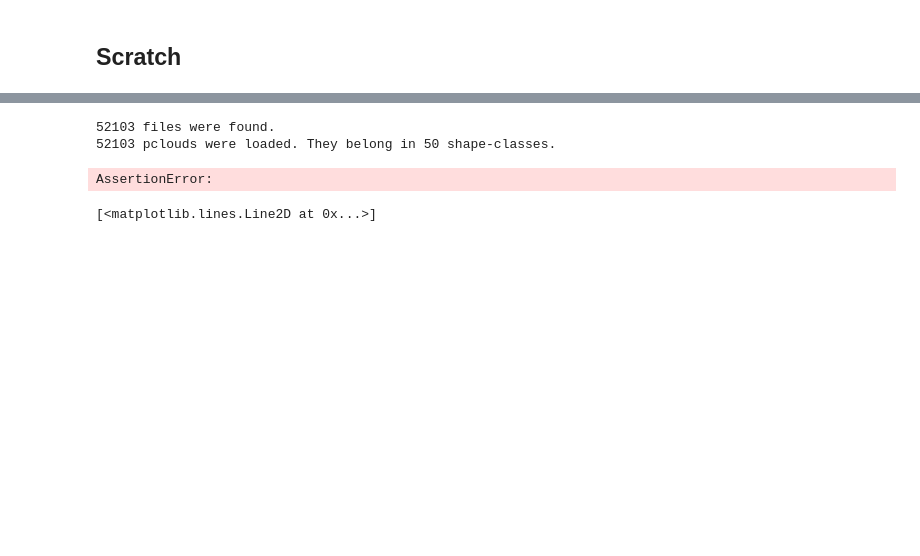
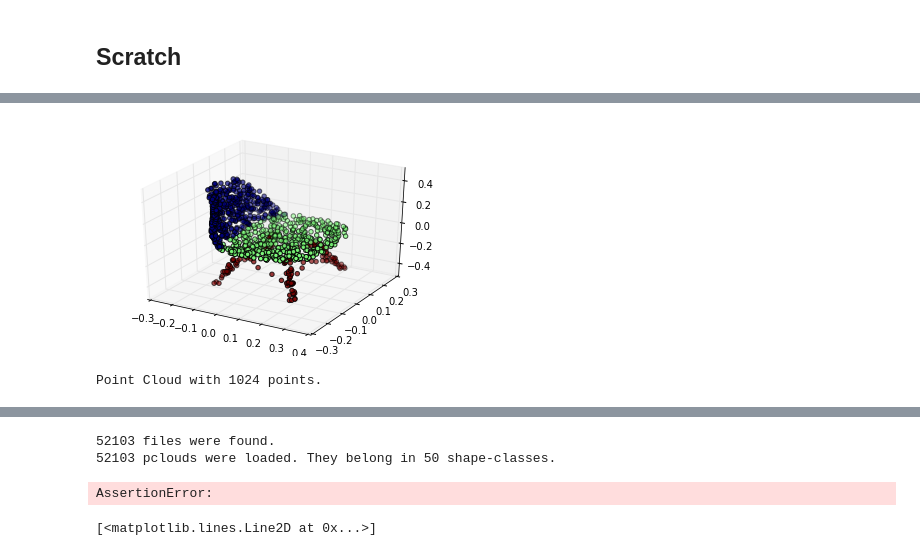
Before and after one commit to optas/tf_lab, a Jupyter notebook: notebooks/panos/scratch.ipynb, the cells around one changed output, grey strips where cells are left out. Cells and saved outputs as stored; diff of their text form; code cells hidden in the pictures; blank space fills up the shorter version.

```diff
--- a/notebooks/panos/scratch.ipynb
+++ b/notebooks/panos/scratch.ipynb
@@ -41,0 +65,22 @@ VERBOSE = True
+# %%
+
+DATA_PATH = '/orions4-zfs/projects/lins2/Panos_Space/DATA/SN_with_part_annotation/03001627/expert_verified/points_label/'
+model_id = '1015e71a0d21b127de03ab2a27ba7531.seg'
+seg_file = osp.join(DATA_PATH, model_id)
+
+
+DATA_PATH = '/orions4-zfs/projects/lins2/Panos_Space/DATA/SN_with_part_annotation/03001627/points/'
+model_id = '1015e71a0d21b127de03ab2a27ba7531.pts'
+pts_file = osp.join(DATA_PATH, model_id)
+
+
+
+
+
+# bool_mask = np.logical_or(c==1, c==2)
+# def apply_mask(self, bool_mask):
+#     return Point_Cloud(self.points[bool_mask, :])
+# apply_mask(pc, bool_mask).plot()
+# %% [output]
+[figure, added]
+Point Cloud with 1024 points.
```
Also changed, not shown: parts of 9 cells of this notebook, 5 other files.
